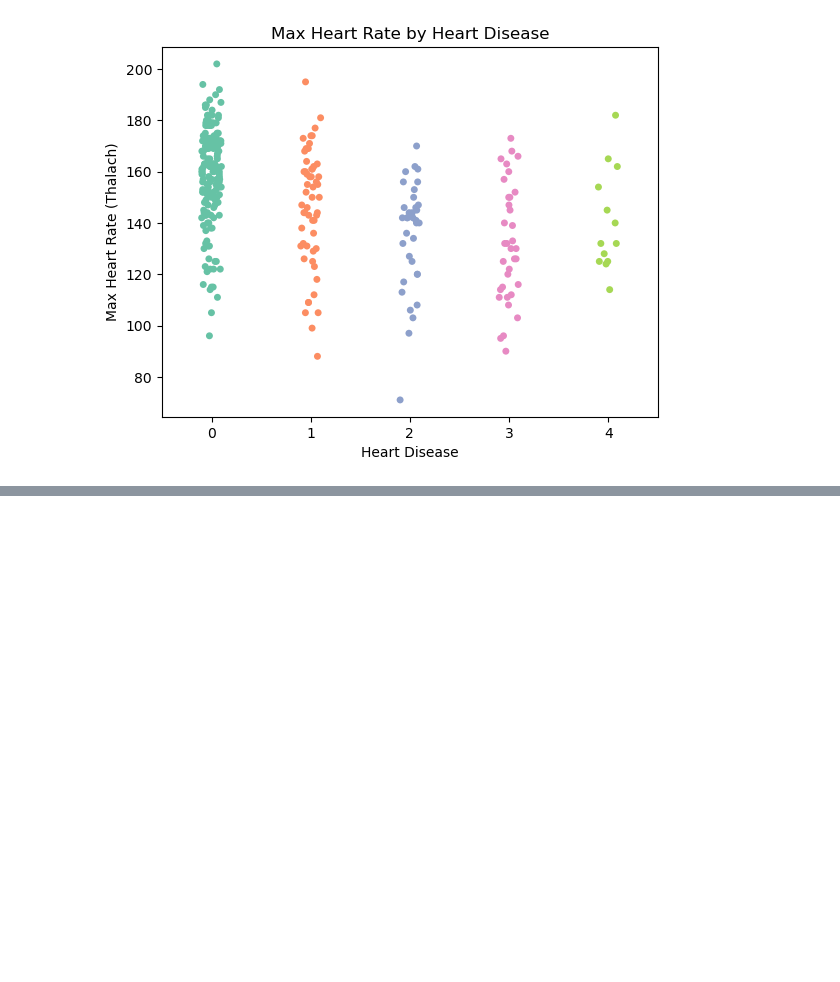
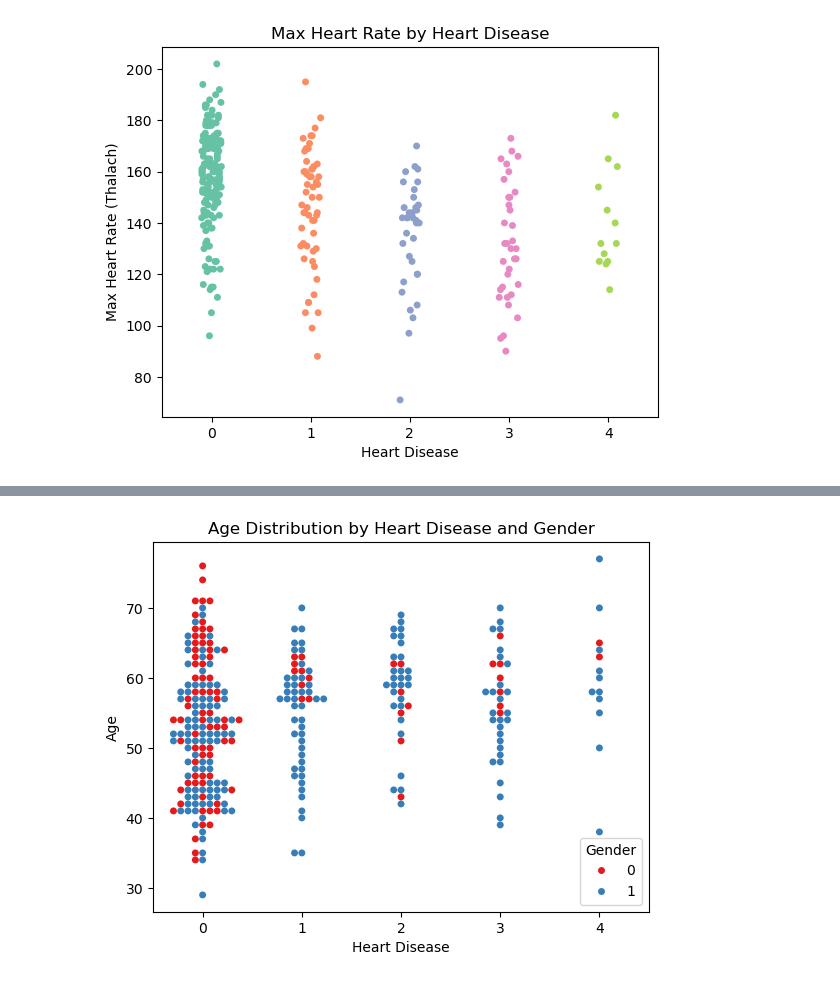
Before and after one commit to Lighthouse0903/Heart_Disease_Hwk, a Jupyter notebook: heart_disease.ipynb, the cells around one changed output, grey strips where cells are left out. Drawn from its saved outputs; the diff is of its cells as text; code cells hidden in the pictures; blank space fills up the shorter version.

```diff
--- a/heart_disease.ipynb
+++ b/heart_disease.ipynb
@@ -137,0 +154,9 @@ Passing `palette` without assigning `hue` is deprecated and will be removed in v
+# %%
+sns.swarmplot(data=heart_disease_df, x='num', y='age', hue='sex', palette='Set1')
+plt.title('Age Distribution by Heart Disease and Gender')
+plt.xlabel('Heart Disease')
+plt.ylabel('Age')
+plt.legend(title='Gender')
+plt.show()
+# %% [output]
+[figure, added]
```
Also changed, not shown: parts of 5 cells of this notebook.
